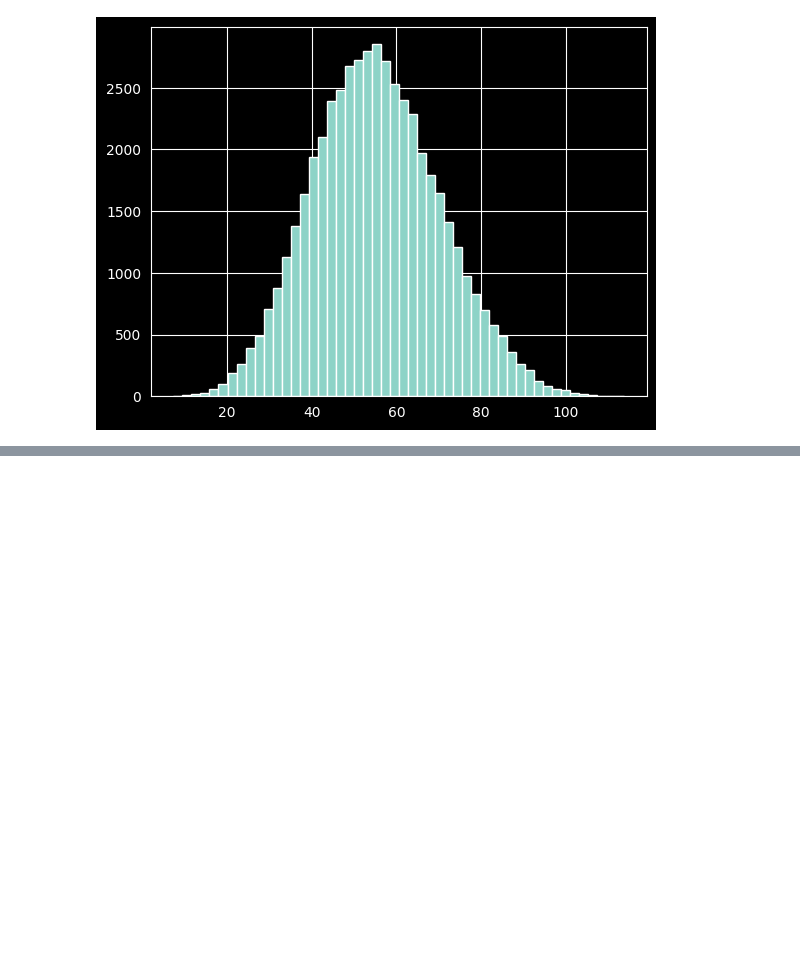
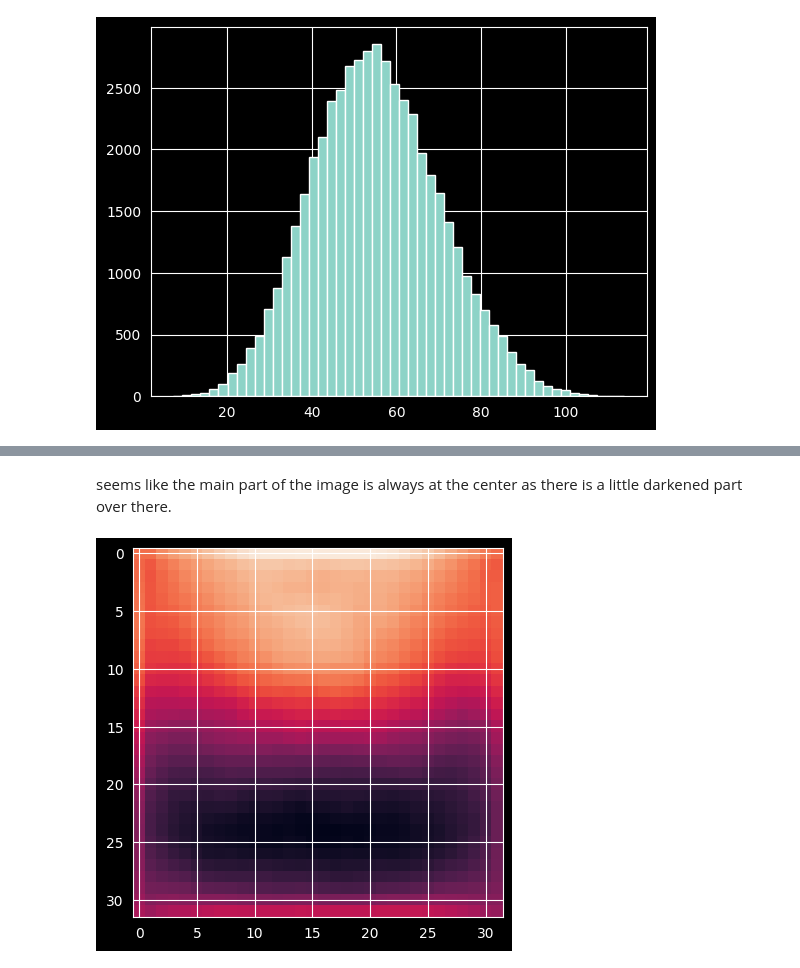
Before and after one commit to indian-coder-aarush/VAE-CIFAR100, a Jupyter notebook: notebooks/Image_analysis.ipynb, the cells around one changed output, grey strips where cells are left out. Cells and saved outputs as stored; diff of their text form; code cells hidden in the pictures; blank space fills up the shorter version.

```diff
--- a/notebooks/Image_analysis.ipynb
+++ b/notebooks/Image_analysis.ipynb
@@ -55,0 +88,7 @@ plt.show()
+# %% [markdown]
+seems like the main part of the image is always at the center as there is a little darkened part over there.
+# %%
+plt.imshow(mean_image[0])
+plt.show()
+# %% [output]
+[figure, added]
```
Also changed, not shown: parts of 11 cells of this notebook, 1 other file.
